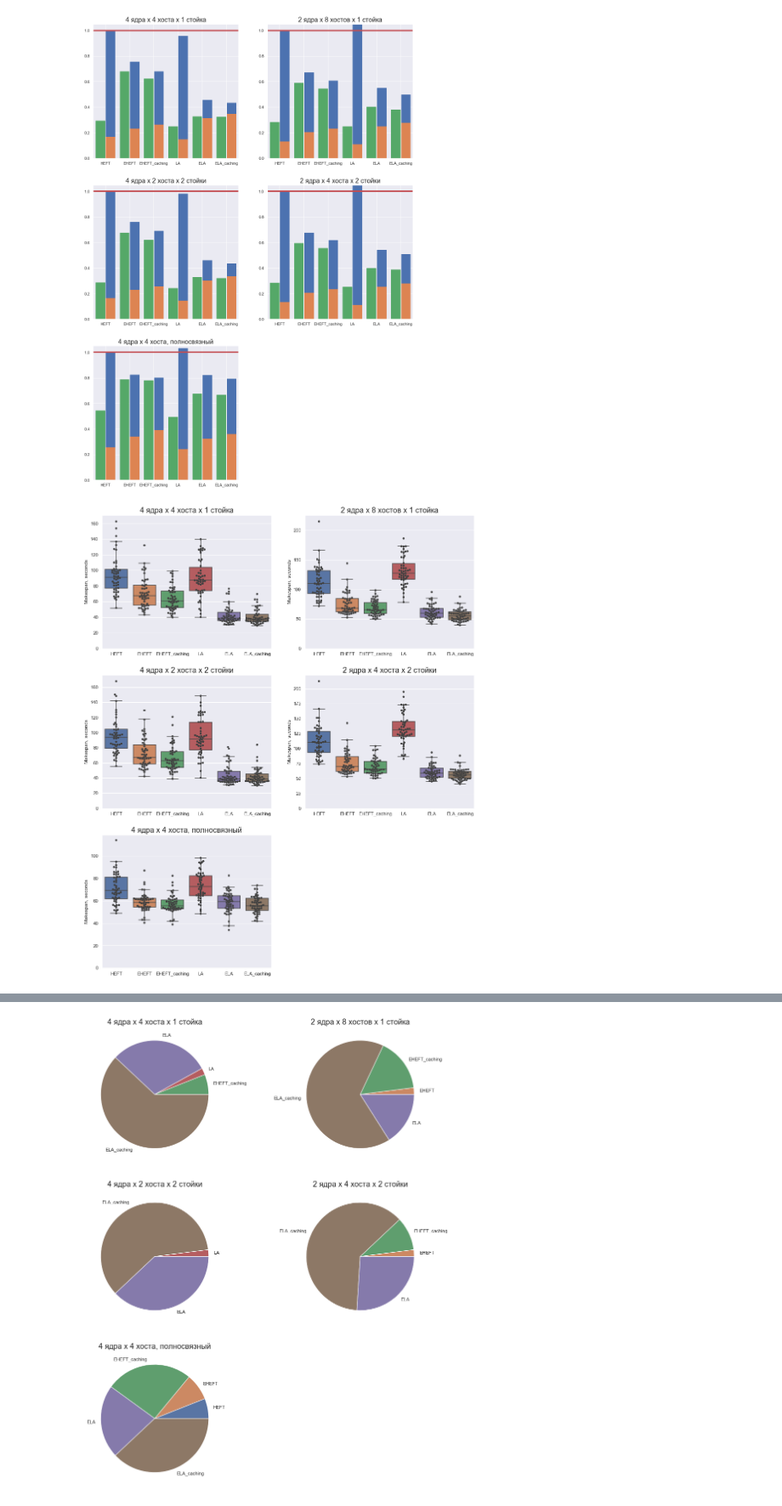
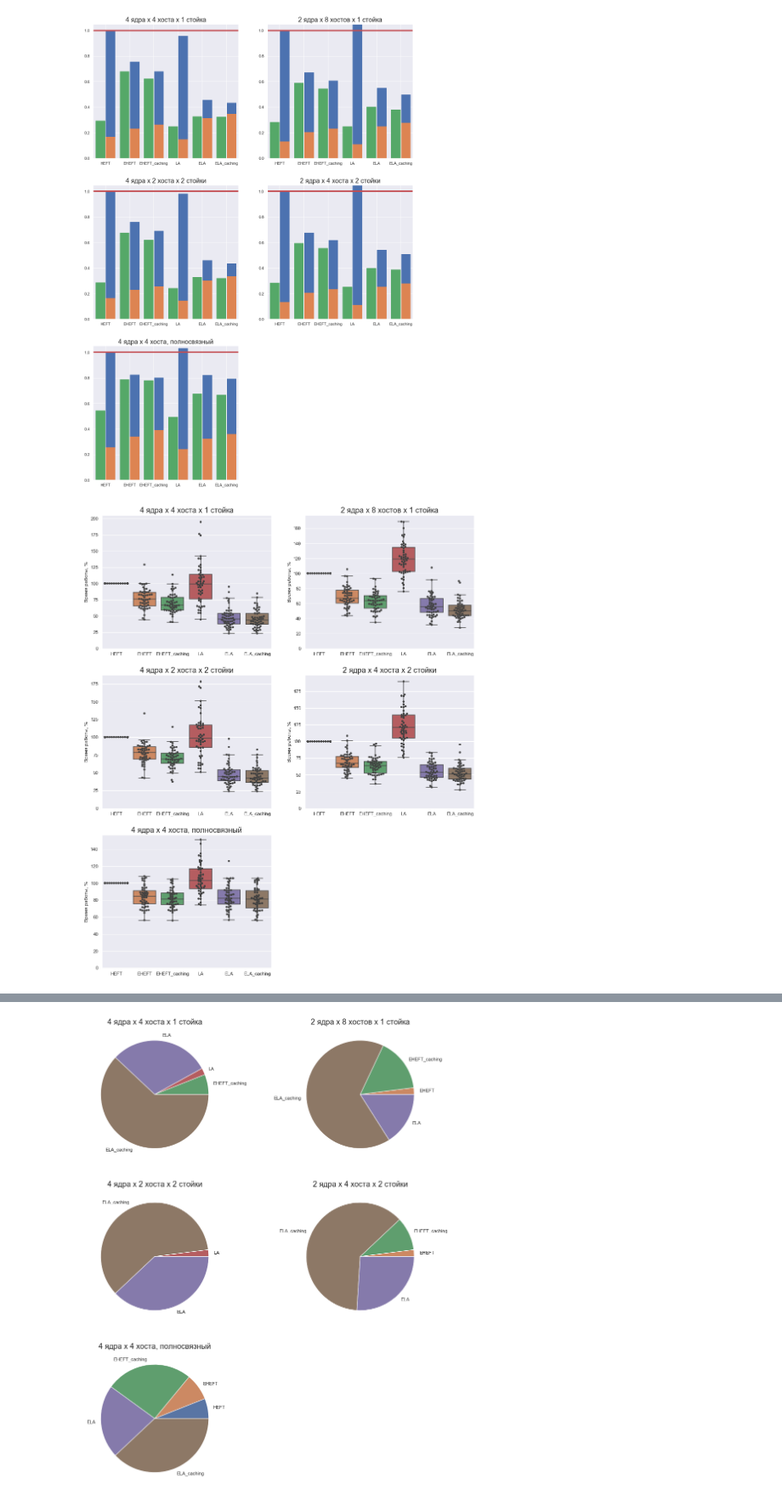
Before and after one commit to PreFX48/thesis, a Jupyter notebook: experiment-5/results/results.ipynb, the cells around one changed output, grey strips where cells are left out. Shown: that part at 85% size. Saved outputs shown, nothing was run; the diff lists cells and outputs as text; code cells hidden in the pictures.

Commit message:
Update experiments 5, 6, real

```diff
--- a/experiment-5/results/results.ipynb
+++ b/experiment-5/results/results.ipynb
@@ -172,7 +172,12 @@ for x in results:
     x['tasks'] = get_name_by_path(x['tasks'])
     x['platform'] = get_name_by_path(x['platform'])
 
-SHOW_EXPECTED = False
+baseline = {}
+expected_baseline = {}
+for r in results:
+    if r['algorithm']['name'] == 'HEFT':
+        baseline[(r['platform'], r['tasks'])] = r['makespan']
+        expected_baseline[(r['platform'], r['tasks'])] = r['expected_makespan']
 
 by_platform_and_algorithm = {}
 for r in results:
@@ -180,29 +185,32 @@ for r in results:
     by_platform_and_algorithm[r['platform']].setdefault(r['algorithm']['name'], [])
     by_platform_and_algorithm[r['platform']][r['algorithm']['name']].append(r)
 
-plt.figure(figsize=(16, 20))
-for i, (platform, platform_results) in enumerate(sorted(by_platform_and_algorithm.items(), key=platform_sort_key)):
-    res = []
-    res_type = []
-    algorithms = []
-    for algorithm, algorithm_results in platform_results.items():
-        algorithms += [algorithm]*len(algorithm_results)
-        if SHOW_EXPECTED:
-            algorithms += [algorithm]*len(algorithm_results)
-            res += [x['expected_makespan'] for x in algorithm_results]
-            res_type += ['expected' for x in algorithm_results]
-        res += [x['makespan'] for x in algorithm_results]
-        res_type += ['real' for x in algorithm_results]
-    data = pd.DataFrame.from_dict({'results': res, 'algorithms': algorithms, 'res_type': res_type})
-    plt.subplot((len(by_platform_and_algorithm)+1)//2, 2, i+1)
-    if SHOW_EXPECTED:
-        sns.boxplot(data=data, x='algorithms', y='results', fliersize=0, order=algo_order, hue='res_type')
-    else:
-        sns.boxplot(data=data, x='algorithms', y='results', fliersize=0, order=algo_order)
-        sns.swarmplot(data=data, x='algorithms', y='results', color=".25", order=algo_order)
-    plt.ylim(bottom=0)
-    plt.xlabel('')
-    plt.ylabel('Makespan, seconds')
-    plt.title(f'{platform_names[platform]}', fontsize=18)
+def draw_boxplots(show_expected):
+    plt.figure(figsize=(16, 20))
+    for i, (platform, p_results) in enumerate(sorted(by_platform_and_algorithm.items(), key=platform_sort_key)):
+        res = []
+        res_type = []
+        algorithms = []
+        for algorithm, a_results in p_results.items():
+            algorithms += [algorithm]*len(a_results)
+            if show_expected:
+                algorithms += [algorithm]*len(a_results)
+                res += [x['expected_makespan']/baseline[(platform, x['tasks'])]*100 for x in a_results]
+                res_type += ['Оценка' for x in a_results]
+            res += [x['makespan']/baseline[(platform, x['tasks'])]*100 for x in a_results]
+            res_type += ['Реальность' for x in a_results]
+        data = pd.DataFrame.from_dict({'results': res, 'algorithms': algorithms, 'Тип': res_type})
+        plt.subplot((len(by_platform_and_algorithm)+1)//2, 2, i+1)
+        if show_expected:
+            sns.boxplot(data=data, x='algorithms', y='results', fliersize=0, order=algo_order, hue='Тип')
+        else:
+            sns.boxplot(data=data, x='algorithms', y='results', fliersize=0, order=algo_order)
+            sns.swarmplot(data=data, x='algorithms', y='results', color=".25", order=algo_order)
+        plt.ylim(bottom=0)
+        plt.xlabel('')
+        plt.ylabel('Время работы, %')
+        plt.title(f'{platform_names[platform]}', fontsize=18)
-# %% [output]
-[figure, removed]
+# %%
+draw_boxplots(show_expected=False)
+# %% [output]
+[figure, added]
```
Also changed, not shown: parts of 1 cell of this notebook, 4 other files.
